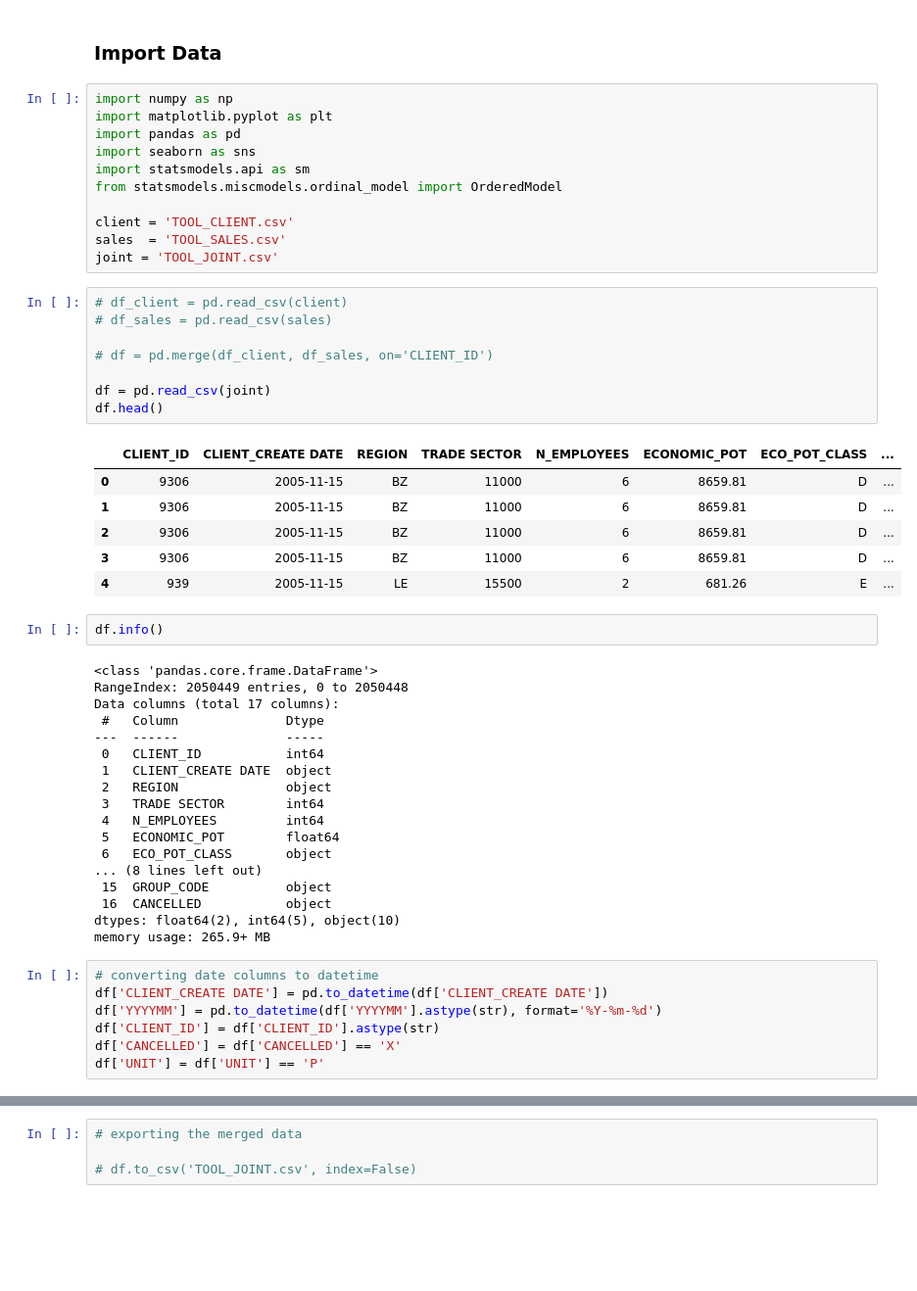
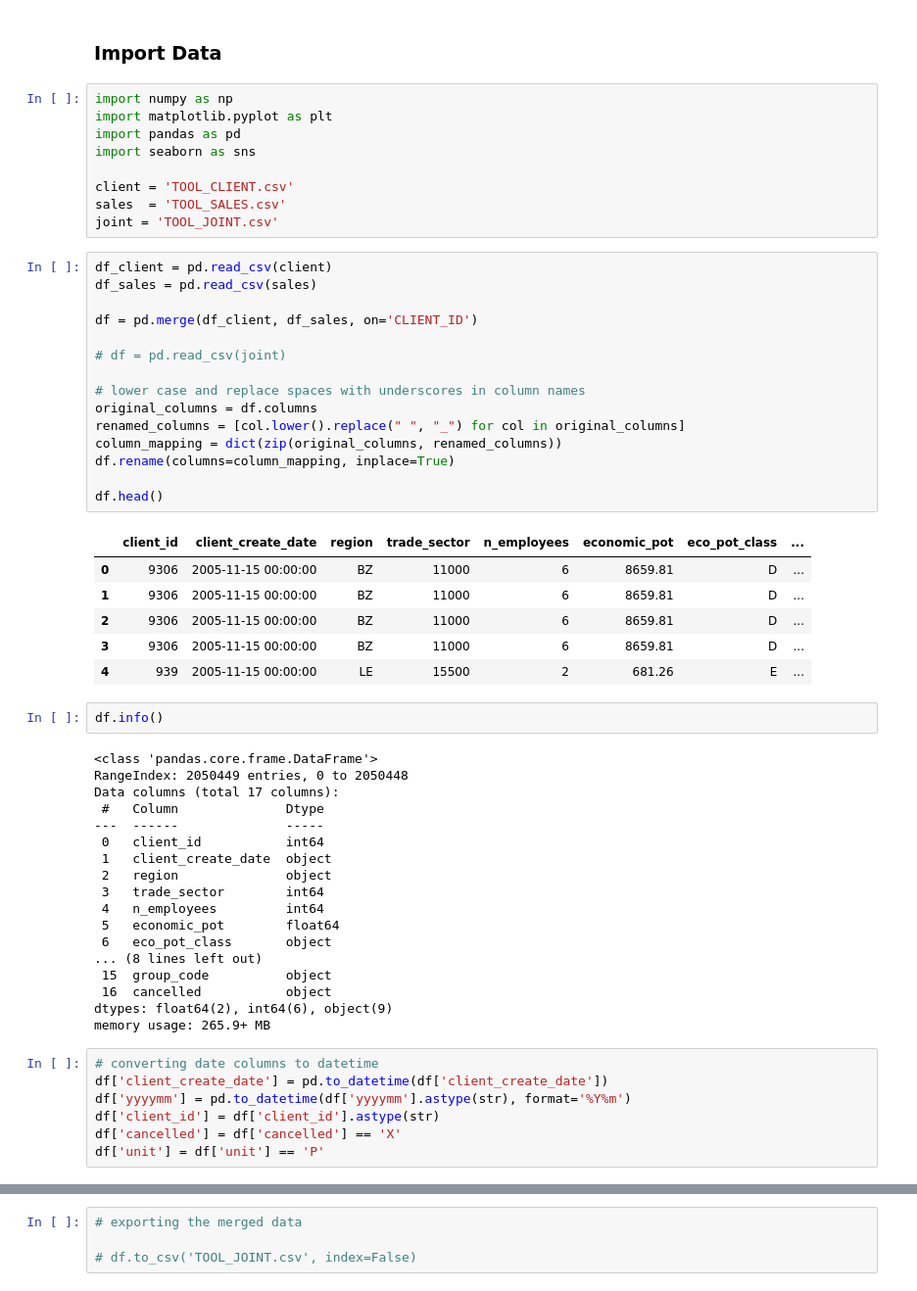
Before and after one commit to helenabdr/CRM-ReactivationML, a Jupyter notebook: Reactivation.ipynb, the cells around one changed output, grey strips where cells are left out. Shown at 98% size. Drawn from its saved outputs; the diff is of its cells as text; blank space fills up the shorter version.

```diff
--- a/Reactivation.ipynb
+++ b/Reactivation.ipynb
@@ -7,27 +7,32 @@ import numpy as np
 import matplotlib.pyplot as plt
 import pandas as pd
 import seaborn as sns
-import statsmodels.api as sm
-from statsmodels.miscmodels.ordinal_model import OrderedModel
 
 client = 'TOOL_CLIENT.csv'
 sales  = 'TOOL_SALES.csv'
 joint = 'TOOL_JOINT.csv'
 # %%
-# df_client = pd.read_csv(client)
-# df_sales = pd.read_csv(sales)
+df_client = pd.read_csv(client)
+df_sales = pd.read_csv(sales)
 
-# df = pd.merge(df_client, df_sales, on='CLIENT_ID')
+df = pd.merge(df_client, df_sales, on='CLIENT_ID')
 
-df = pd.read_csv(joint)
+# df = pd.read_csv(joint)
+
+# lower case and replace spaces with underscores in column names
+original_columns = df.columns
+renamed_columns = [col.lower().replace(" ", "_") for col in original_columns]
+column_mapping = dict(zip(original_columns, renamed_columns))
+df.rename(columns=column_mapping, inplace=True)
+
 df.head()
 # %% [output]
-|  | CLIENT_ID | CLIENT_CREATE DATE | REGION | TRADE SECTOR | N_EMPLOYEES | ECONOMIC_POT | ECO_POT_CLASS | ... |
-| 0 | 9306 | 2005-11-15 | BZ | 11000 | 6 | 8659.81 | D | ... |
-| 1 | 9306 | 2005-11-15 | BZ | 11000 | 6 | 8659.81 | D | ... |
-| 2 | 9306 | 2005-11-15 | BZ | 11000 | 6 | 8659.81 | D | ... |
-| 3 | 9306 | 2005-11-15 | BZ | 11000 | 6 | 8659.81 | D | ... |
-| 4 | 939 | 2005-11-15 | LE | 15500 | 2 | 681.26 | E | ... |
+|  | client_id | client_create_date | region | trade_sector | n_employees | economic_pot | eco_pot_class | ... |
+| 0 | 9306 | 2005-11-15 00:00:00 | BZ | 11000 | 6 | 8659.81 | D | ... |
+| 1 | 9306 | 2005-11-15 00:00:00 | BZ | 11000 | 6 | 8659.81 | D | ... |
+| 2 | 9306 | 2005-11-15 00:00:00 | BZ | 11000 | 6 | 8659.81 | D | ... |
+| 3 | 9306 | 2005-11-15 00:00:00 | BZ | 11000 | 6 | 8659.81 | D | ... |
+| 4 | 939 | 2005-11-15 00:00:00 | LE | 15500 | 2 | 681.26 | E | ... |
 # %%
 df.info()
 # %% [output]
@@ -36,25 +41,25 @@ RangeIndex: 2050449 entries, 0 to 2050448
 Data columns (total 17 columns):
  #   Column              Dtype
 ---  ------              -----
- 0   CLIENT_ID           int64
- 1   CLIENT_CREATE DATE  object
- 2   REGION              object
- 3   TRADE SECTOR        int64
- 4   N_EMPLOYEES         int64
- 5   ECONOMIC_POT        float64
- 6   ECO_POT_CLASS       object
+ 0   client_id           int64
+ 1   client_create_date  object
+ 2   region              object
+ 3   trade_sector        int64
+ 4   n_employees         int64
+ 5   economic_pot        float64
+ 6   eco_pot_class       object
 ... (8 lines left out)
- 15  GROUP_CODE          object
- 16  CANCELLED           object
-dtypes: float64(2), int64(5), object(10)
+ 15  group_code          object
+ 16  cancelled           object
+dtypes: float64(2), int64(6), object(9)
 memory usage: 265.9+ MB
 # %%
 # converting date columns to datetime
-df['CLIENT_CREATE DATE'] = pd.to_datetime(df['CLIENT_CREATE DATE'])
-df['YYYYMM'] = pd.to_datetime(df['YYYYMM'].astype(str), format='%Y-%m-%d')
-df['CLIENT_ID'] = df['CLIENT_ID'].astype(str)
-df['CANCELLED'] = df['CANCELLED'] == 'X'
-df['UNIT'] = df['UNIT'] == 'P'
+df['client_create_date'] = pd.to_datetime(df['client_create_date'])
+df['yyyymm'] = pd.to_datetime(df['yyyymm'].astype(str), format='%Y%m')
+df['client_id'] = df['client_id'].astype(str)
+df['cancelled'] = df['cancelled'] == 'X'
+df['unit'] = df['unit'] == 'P'
 # %%
 df.info()
 # %% [output]
```
Also changed, not shown: parts of 19 cells of this notebook.
